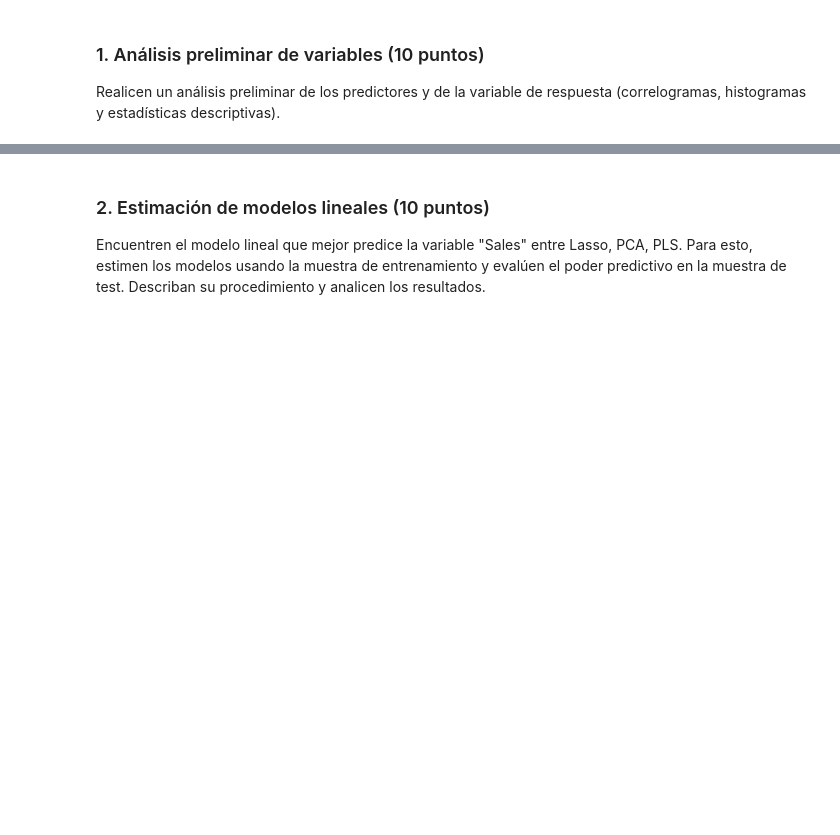
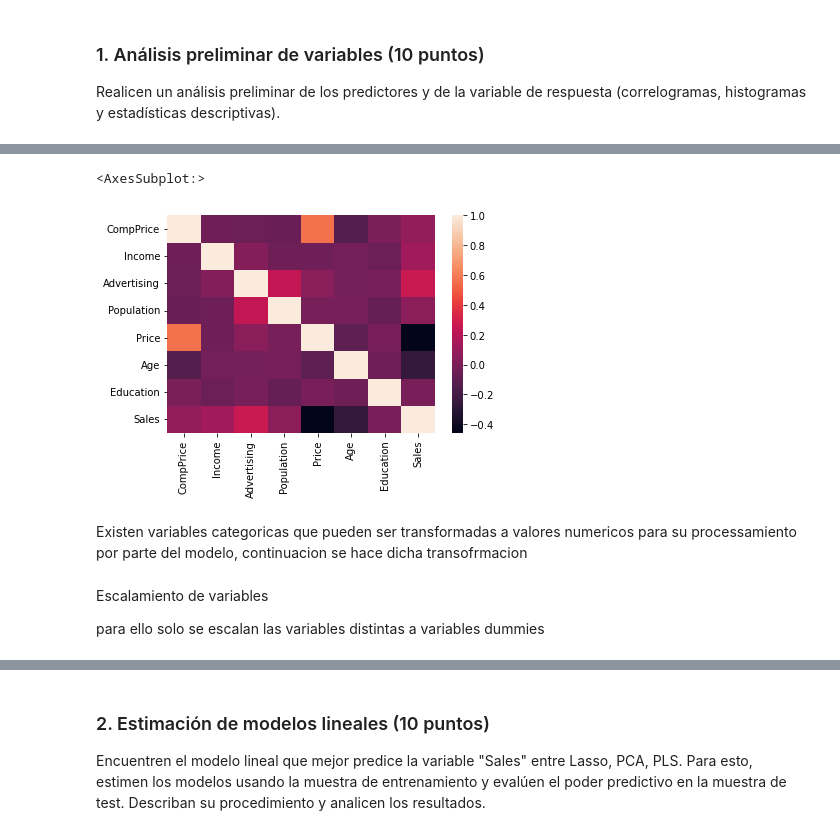
Before and after one commit to paulguz261/MIAD_20231_intro_machine_learning_grupal, a Jupyter notebook: week4/Caso implementación de modelos no lineales aditivos en un problema de regresión.ipynb, the cells around one changed output, grey strips where cells are left out. Cells and saved outputs as stored; diff of their text form; code cells hidden in the pictures; blank space fills up the shorter version.

```diff
--- a/week4/Caso implementación de modelos no lineales aditivos en un problema de regresión.ipynb
+++ b/week4/Caso implementación de modelos no lineales aditivos en un problema de regresión.ipynb
@@ -56,0 +172,7 @@ Realicen un análisis preliminar de los predictores y de la variable de respuest
+# %%
+sns.heatmap(desc_df.corr())
+# %% [output]
+<AxesSubplot:>
+[figure, added]
+# %% [markdown]
+Existen variables categoricas que pueden ser transformadas a valores numericos para su processamiento por parte del modelo,  continuacion se hace dicha transofrmacion
@@ -56,0 +182,4 @@ Realicen un análisis preliminar de los predictores y de la variable de respuest
+# %% [markdown]
+Escalamiento de variables
+
+para ello solo se escalan las variables distintas a variables dummies
```
Also changed, not shown: parts of 60 cells of this notebook, 3 other files.
